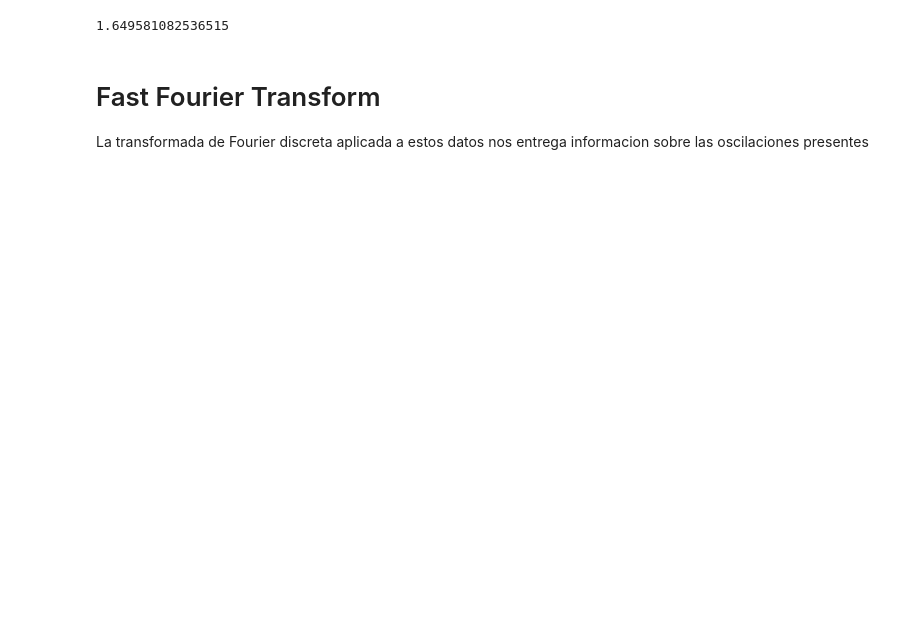
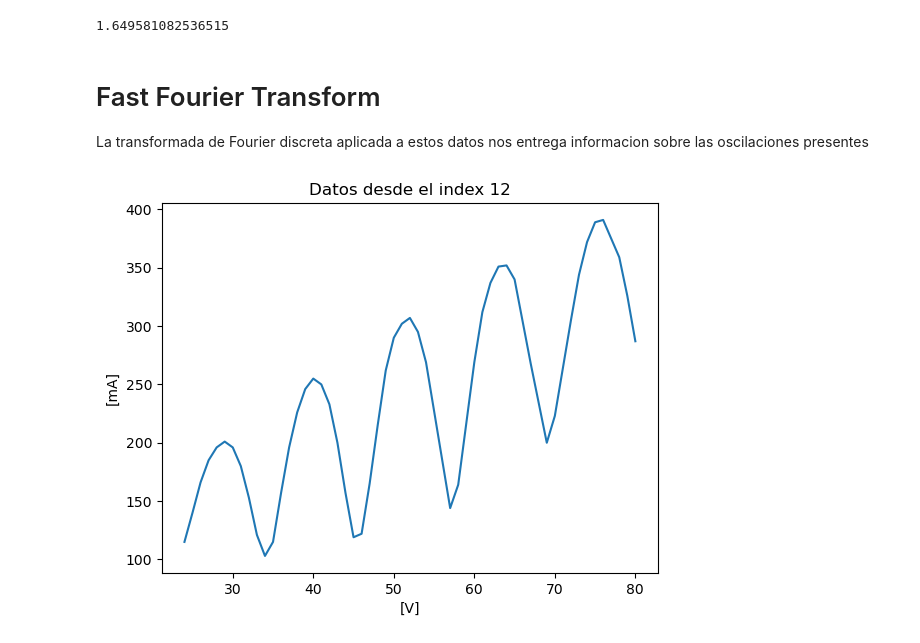
Before and after one commit to fbientrigo/lab_fisica, a Jupyter notebook: Lab 4/Hertz/mainHertz_ver02.ipynb, the cells around one changed output. Saved outputs shown, nothing was run; the diff lists cells and outputs as text; code cells hidden in the pictures; blank space fills up the shorter version.

```diff
--- a/Lab 4/Hertz/mainHertz_ver02.ipynb
+++ b/Lab 4/Hertz/mainHertz_ver02.ipynb
@@ -231,4 +286,13 @@ df1 = pd.read_excel("DataHertz.xlsx", sheet_name="Sheet2")
 # notese que aqui estan las unidades
 df1 = df1[['VG2K [V]','IA [E-10 A]']]
 df1 =df1.rename(columns={'VG2K [V]':'V','IA [E-10 A]':'I'})
+# %%
+ignore_points = 12
+plt.plot( df1[ignore_points:].V ,  df1[ignore_points:].I )
+plt.title('Datos desde el index 12')
+plt.xlabel('[V]')
+plt.ylabel('[mA]')
+plt.show()
+# %% [output]
+[figure, added]
 # %%
```
Also changed, not shown: parts of 24 cells of this notebook, 13 other files.
